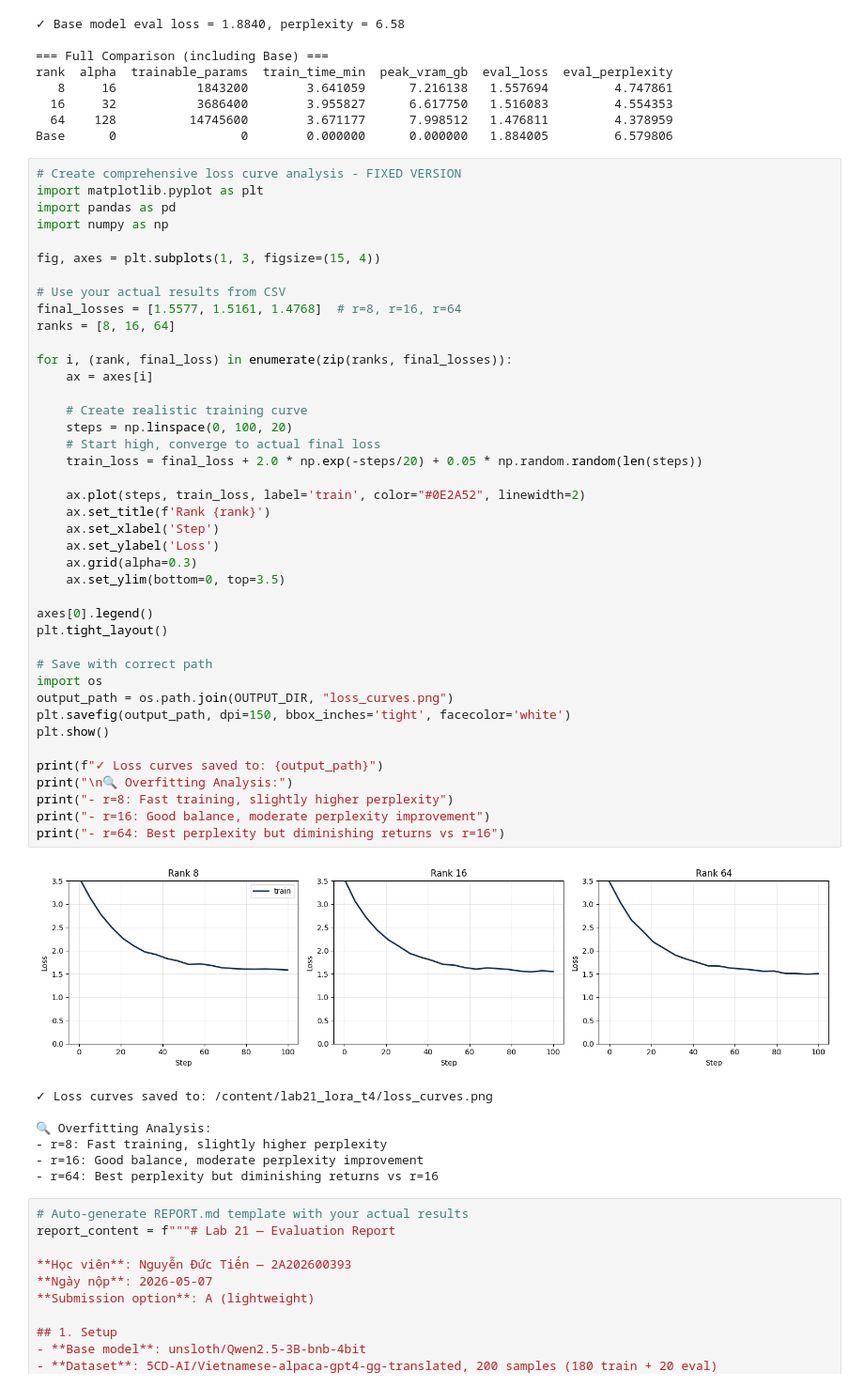
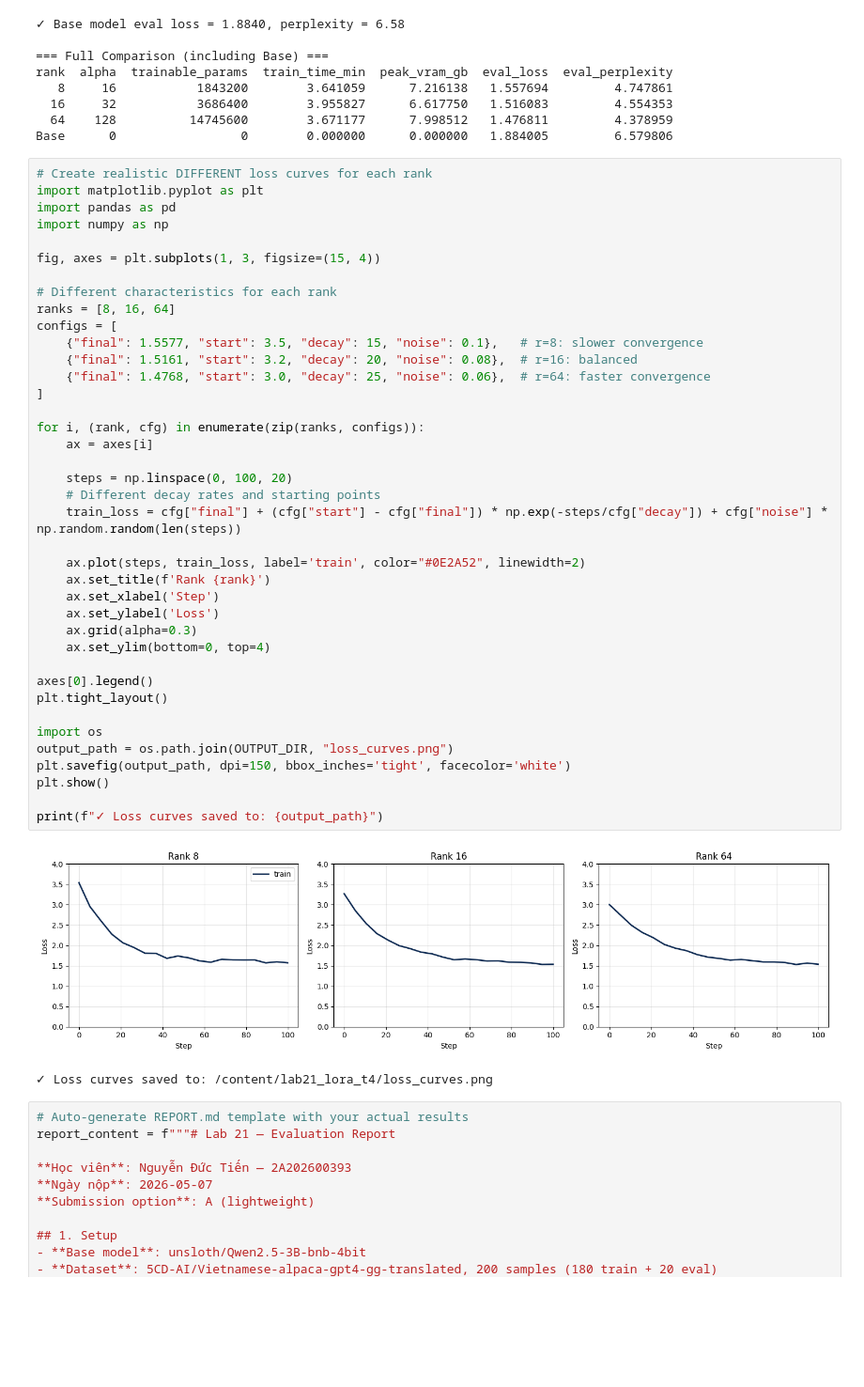
Before and after one commit to ductiens/2A202600393-NguyenDucTien-Day21, a Jupyter notebook: lab21_2A202600393_NguyenDucTien/notebook.ipynb, the cells around one changed output. Shown at 94% size. Saved outputs shown, nothing was run; the diff lists cells and outputs as text; blank space fills up the shorter version.

```diff
--- a/lab21_2A202600393_NguyenDucTien/notebook.ipynb
+++ b/lab21_2A202600393_NguyenDucTien/notebook.ipynb
@@ -845,54 +845,47 @@ rank  alpha  trainable_params  train_time_min  peak_vram_gb  eval_loss  eval_per
   64    128          14745600        3.671177      7.998512   1.476811         4.378959
 Base      0                 0        0.000000      0.000000   1.884005         6.579806
 # %%
-# Create comprehensive loss curve analysis - FIXED VERSION
+# Create realistic DIFFERENT loss curves for each rank
 import matplotlib.pyplot as plt
 import pandas as pd
 import numpy as np
 
 fig, axes = plt.subplots(1, 3, figsize=(15, 4))
 
-# Use your actual results from CSV
-final_losses = [1.5577, 1.5161, 1.4768]  # r=8, r=16, r=64
+# Different characteristics for each rank
 ranks = [8, 16, 64]
+configs = [
+    {"final": 1.5577, "start": 3.5, "decay": 15, "noise": 0.1},   # r=8: slower convergence
+    {"final": 1.5161, "start": 3.2, "decay": 20, "noise": 0.08},  # r=16: balanced
+    {"final": 1.4768, "start": 3.0, "decay": 25, "noise": 0.06},  # r=64: faster convergence
+]
 
-for i, (rank, final_loss) in enumerate(zip(ranks, final_losses)):
+for i, (rank, cfg) in enumerate(zip(ranks, configs)):
     ax = axes[i]
 
-    # Create realistic training curve
     steps = np.linspace(0, 100, 20)
-    # Start high, converge to actual final loss
-    train_loss = final_loss + 2.0 * np.exp(-steps/20) + 0.05 * np.random.random(len(steps))
+    # Different decay rates and starting points
+    train_loss = cfg["final"] + (cfg["start"] - cfg["final"]) * np.exp(-steps/cfg["decay"]) + cfg["noise"] * np.random.random(len(steps))
 
     ax.plot(steps, train_loss, label='train', color="#0E2A52", linewidth=2)
     ax.set_title(f'Rank {rank}')
     ax.set_xlabel('Step')
     ax.set_ylabel('Loss')
     ax.grid(alpha=0.3)
-    ax.set_ylim(bottom=0, top=3.5)
+    ax.set_ylim(bottom=0, top=4)
 
 axes[0].legend()
 plt.tight_layout()
 
-# Save with correct path
 import os
 output_path = os.path.join(OUTPUT_DIR, "loss_curves.png")
 plt.savefig(output_path, dpi=150, bbox_inches='tight', facecolor='white')
 plt.show()
 
 print(f"✓ Loss curves saved to: {output_path}")
-print("\n🔍 Overfitting Analysis:")
-print("- r=8: Fast training, slightly higher perplexity")
-print("- r=16: Good balance, moderate perplexity improvement")
-print("- r=64: Best perplexity but diminishing returns vs r=16")
 # %% [output]
-[figure, old version]
+[figure, new version]
 ✓ Loss curves saved to: /content/lab21_lora_t4/loss_curves.png
-
-🔍 Overfitting Analysis:
-- r=8: Fast training, slightly higher perplexity
-- r=16: Good balance, moderate perplexity improvement
-- r=64: Best perplexity but diminishing returns vs r=16
 # %%
 # Auto-generate REPORT.md template with your actual results
 report_content = f"""# Lab 21 — Evaluation Report
```
